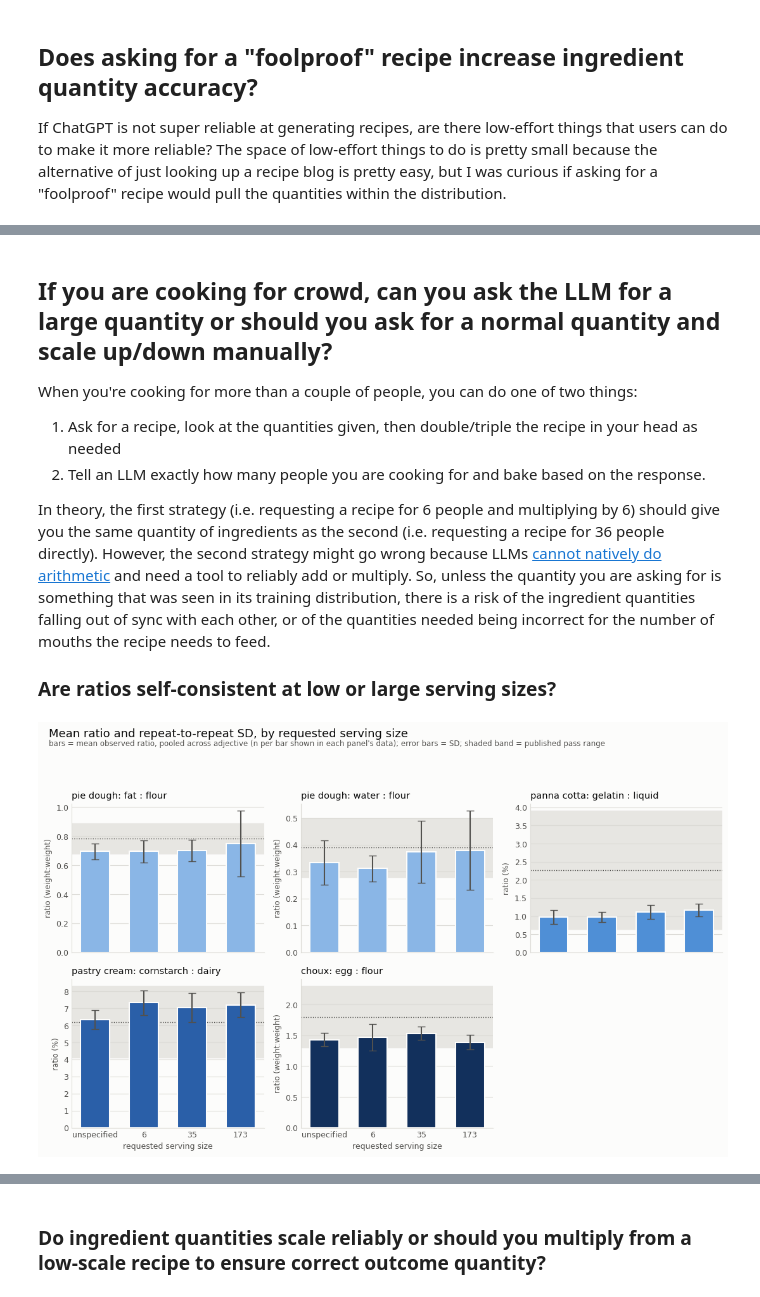
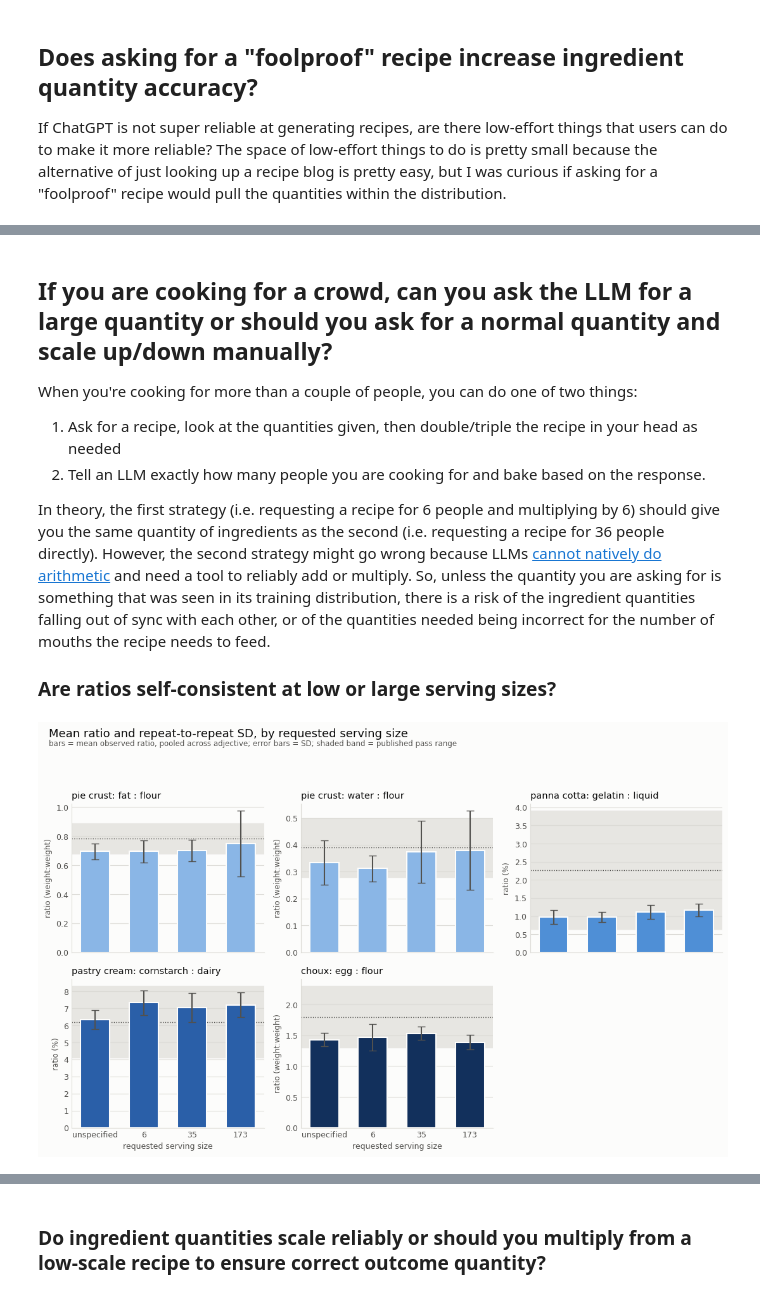
Before and after one commit to clementzach/blog_posts, a Jupyter notebook: recipe_generation.ipynb, the cells around one changed output, grey strips where cells are left out. Drawn from its saved outputs; the diff is of its cells as text; code cells hidden in the pictures.

```diff
--- a/recipe_generation.ipynb
+++ b/recipe_generation.ipynb
@@ -108,7 +118,7 @@ RECIPE_COLOR = {
     "pastry_cream": "#2a5fa8",
     "choux": "#12305c",
 }
-RECIPE_LABEL = {"pie_dough": "pie dough", "panna_cotta": "panna cotta",
+RECIPE_LABEL = {"pie_dough": "pie crust", "panna_cotta": "panna cotta",
                  "pastry_cream": "pastry cream", "choux": "choux pastry"}
 
 SCALE_LABEL = {"default": "unspecified", "6": "6", "35": "35", "173": "173"}
@@ -372,5 +396,5 @@ From my analysis, it doesn't look like asking for a "foolproof" recipe reduces o
 # %% [markdown]
-## If you are cooking for crowd, can you ask the LLM for a large quantity or should you ask for a normal quantity and scale up/down manually?
+## If you are cooking for a crowd, can you ask the LLM for a large quantity or should you ask for a normal quantity and scale up/down manually?
 
 When you're cooking for more than a couple of people, you can do one of two things:
 1. Ask for a recipe, look at the quantities given, then double/triple the recipe in your head as needed
@@ -391,8 +415,8 @@ RATIO_ORDER = [
     ("choux", "egg_to_flour"),
 ]
 RATIO_TITLE = {
-    ("pie_dough", "fat_to_flour"): "pie dough: fat : flour",
-    ("pie_dough", "water_to_flour"): "pie dough: water : flour",
+    ("pie_dough", "fat_to_flour"): "pie crust: fat : flour",
+    ("pie_dough", "water_to_flour"): "pie crust: water : flour",
     ("panna_cotta", "gelatin_to_liquid"): "panna cotta: gelatin : liquid",
     ("pastry_cream", "cornstarch_to_dairy"): "pastry cream: cornstarch : dairy",
     ("choux", "egg_to_flour"): "choux: egg : flour",
@@ -422,35 +446,35 @@ for ax, (recipe, ratio) in zip(axes.flat, RATIO_ORDER):
     sub = bar_stats[(bar_stats["recipe"] == recipe) & (bar_stats["ratio"] == ratio)]
     sub = sub.set_index("scale").reindex(SCALE_NAMES)
     band_row = scored_all[(scored_all["recipe"] == recipe) & (scored_all["ratio"] == ratio)].iloc[0]
     band_low, band_high = band_row["band_low"], band_row["band_high"]
 
     ax.axhspan(band_low, band_high, color=BAND, zorder=0)
     ax.axhline((band_low + band_high) / 2, color=INK_MUTED, linewidth=1, linestyle=":")
 
     xpos = range(len(SCALE_NAMES))
     ax.bar(xpos, sub["mean"], width=0.6, color=RECIPE_COLOR[recipe],
            edgecolor=BG, linewidth=1.5,
            yerr=sub["sd"], ecolor=INK_MUTED, capsize=4, zorder=2)
 
     ax.set_title(RATIO_TITLE[(recipe, ratio)], color=INK, fontsize=10.5, loc="left")
     ax.set_xticks(list(xpos))
     ax.set_xticklabels([SCALE_LABEL[s] for s in SCALE_NAMES])
     unit = "%" if RATIO_AS_PCT[(recipe, ratio)] else ""
     ax.set_ylabel(f"ratio ({unit or 'weight:weight'})", fontsize=8.5)
 
 for ax in axes[-1]:
     ax.set_xlabel("requested serving size", fontsize=9)
 
 fig.suptitle("Mean ratio and repeat-to-repeat SD, by requested serving size",
              color=INK, fontsize=13, x=0.02, y=0.995, ha="left")
 fig.text(0.02, 0.955,
-          "bars = mean observed ratio, pooled across adjective (n per bar shown in each panel's data); "
+          "bars = mean observed ratio, pooled across adjective; "
           "error bars = SD; shaded band = published pass range",
           color=INK_MUTED, fontsize=8.5, ha="left")
 fig.tight_layout(rect=(0, 0.02, 1, 0.92))
 plt.show()
 # %% [output]
-[figure, old version]
+[figure, new version]
 # %% [markdown]
 Higher scales did lead to higher variability in reported ratios in some cases, but it was not consistent across all recipes. I was somewhat surprised--I expected that at a recipe size of 173, the LLM generation would be less stable and substantially more likely to produce bad ratios.
 
```
Also changed, not shown: parts of 13 cells of this notebook.
